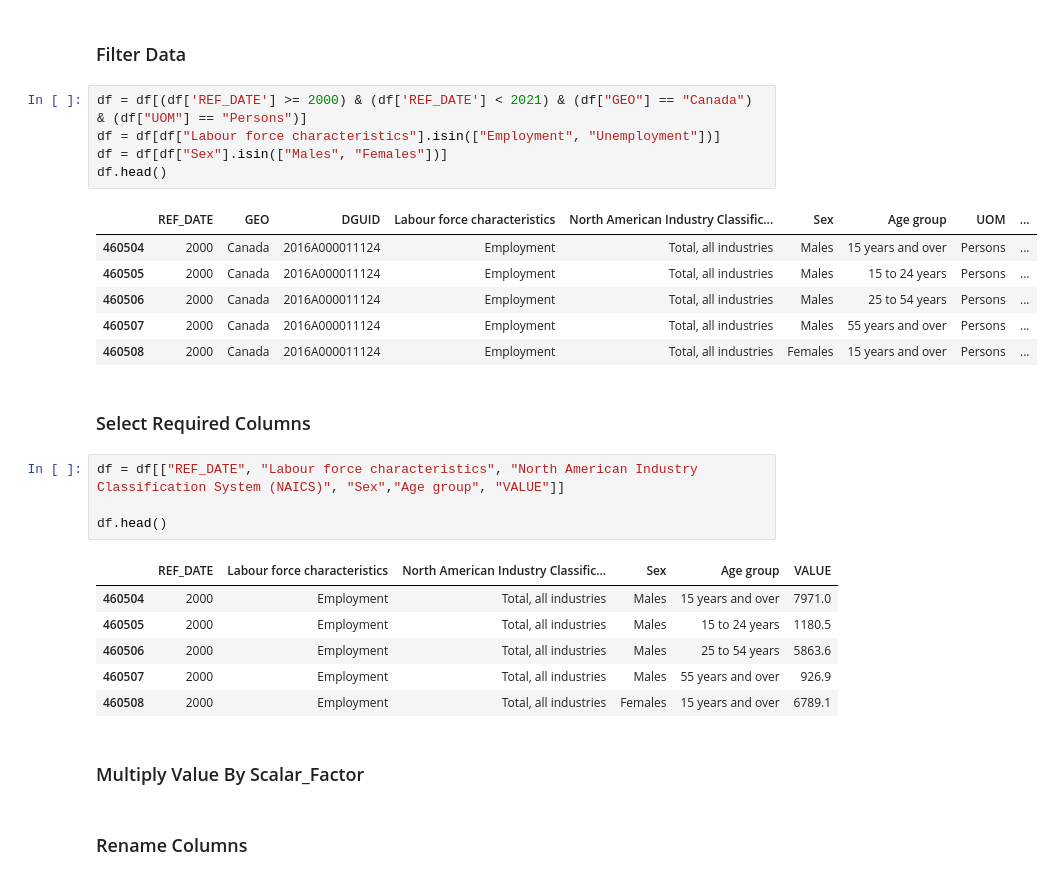
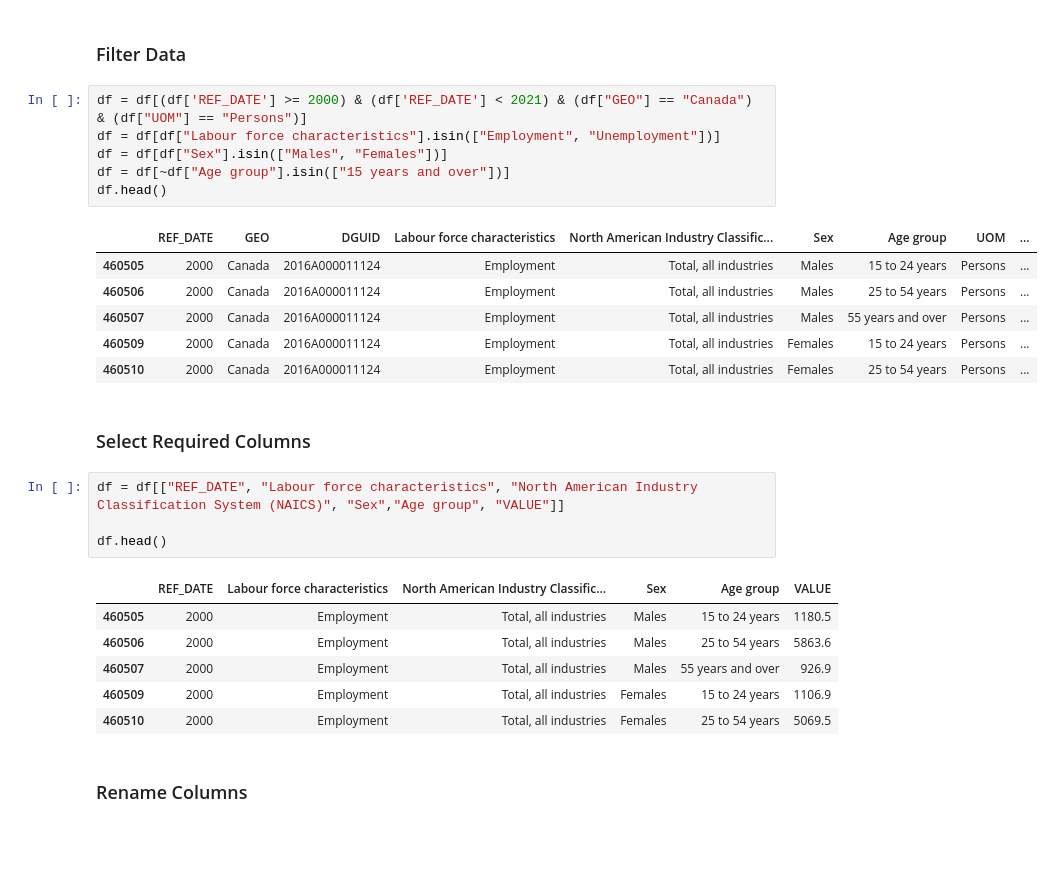
Before and after one commit to KhaledElbasiouni/CSI4142-Project, a Jupyter notebook: data-staging-employment.ipynb, the cells around one changed output. Saved outputs shown, nothing was run; the diff lists cells and outputs as text; blank space fills up the shorter version.

```diff
--- a/data-staging-employment.ipynb
+++ b/data-staging-employment.ipynb
@@ -19,15 +19,16 @@ df.head()
 # %%
 df = df[(df['REF_DATE'] >= 2000) & (df['REF_DATE'] < 2021) & (df["GEO"] == "Canada") & (df["UOM"] == "Persons")]
 df = df[df["Labour force characteristics"].isin(["Employment", "Unemployment"])]
 df = df[df["Sex"].isin(["Males", "Females"])]
+df = df[~df["Age group"].isin(["15 years and over"])]
 df.head()
 # %% [output]
 |  | REF_DATE | GEO | DGUID | Labour force characteristics | North American Industry Classific... | Sex | Age group | UOM | ... |
-| 460504 | 2000 | Canada | 2016A000011124 | Employment | Total, all industries | Males | 15 years and over | Persons | ... |
 | 460505 | 2000 | Canada | 2016A000011124 | Employment | Total, all industries | Males | 15 to 24 years | Persons | ... |
 | 460506 | 2000 | Canada | 2016A000011124 | Employment | Total, all industries | Males | 25 to 54 years | Persons | ... |
 | 460507 | 2000 | Canada | 2016A000011124 | Employment | Total, all industries | Males | 55 years and over | Persons | ... |
-| 460508 | 2000 | Canada | 2016A000011124 | Employment | Total, all industries | Females | 15 years and over | Persons | ... |
+| 460509 | 2000 | Canada | 2016A000011124 | Employment | Total, all industries | Females | 15 to 24 years | Persons | ... |
+| 460510 | 2000 | Canada | 2016A000011124 | Employment | Total, all industries | Females | 25 to 54 years | Persons | ... |
 # %% [markdown]
 ### Select Required Columns
 # %%
@@ -36,13 +37,11 @@ df = df[["REF_DATE", "Labour force characteristics", "North American Industry Cl
 df.head()
 # %% [output]
 |  | REF_DATE | Labour force characteristics | North American Industry Classific... | Sex | Age group | VALUE |
-| 460504 | 2000 | Employment | Total, all industries | Males | 15 years and over | 7971.0 |
 | 460505 | 2000 | Employment | Total, all industries | Males | 15 to 24 years | 1180.5 |
 | 460506 | 2000 | Employment | Total, all industries | Males | 25 to 54 years | 5863.6 |
 | 460507 | 2000 | Employment | Total, all industries | Males | 55 years and over | 926.9 |
-| 460508 | 2000 | Employment | Total, all industries | Females | 15 years and over | 6789.1 |
+| 460509 | 2000 | Employment | Total, all industries | Females | 15 to 24 years | 1106.9 |
+| 460510 | 2000 | Employment | Total, all industries | Females | 25 to 54 years | 5069.5 |
-# %% [markdown]
-### Multiply Value By Scalar_Factor
 # %% [markdown]
 ### Rename Columns
 # %%
```
Also changed, not shown: parts of 7 cells of this notebook.
